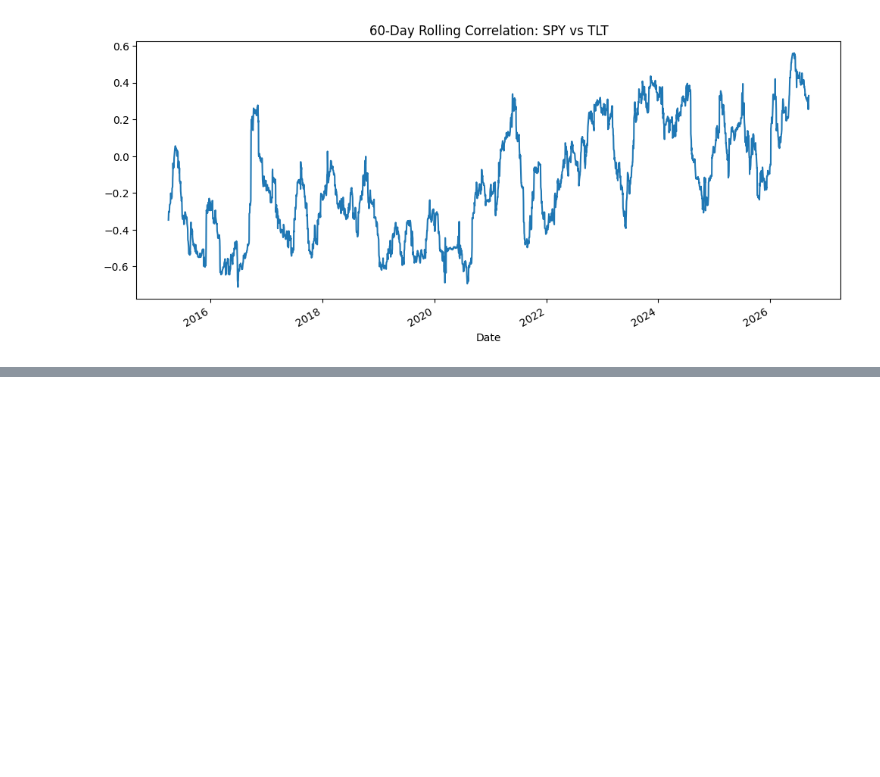
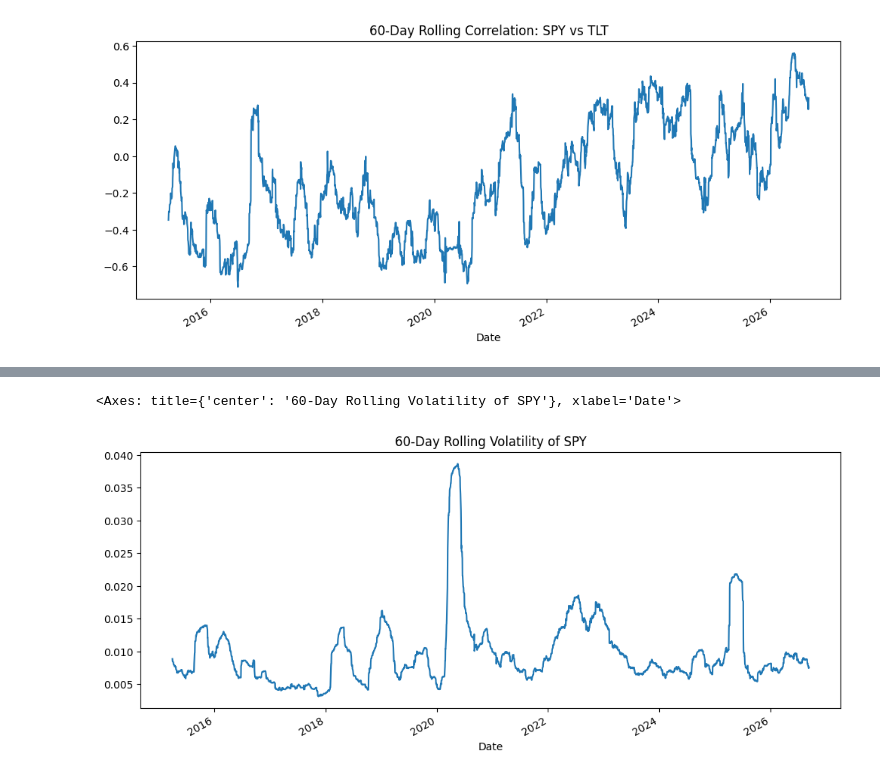
Before and after one commit to Lea17-hub/multi-asset-risk-engine, a Jupyter notebook: 01_market_data.ipynb, the cells around one changed output, grey strips where cells are left out. Saved outputs shown, nothing was run; the diff lists cells and outputs as text; code cells hidden in the pictures; blank space fills up the shorter version.

```diff
--- a/01_market_data.ipynb
+++ b/01_market_data.ipynb
@@ -193,0 +202,10 @@ rolling_corr_spy_tlt.plot(
+# %%
+rolling_vol_spy = returns["SPY"].rolling(window=60).std()
+
+rolling_vol_spy.plot(
+    figsize=(12, 5),
+    title="60-Day Rolling Volatility of SPY"
+)
+# %% [output]
+<Axes: title={'center': '60-Day Rolling Volatility of SPY'}, xlabel='Date'>
+[figure, added]
```
Also changed, not shown: parts of 12 cells of this notebook.
